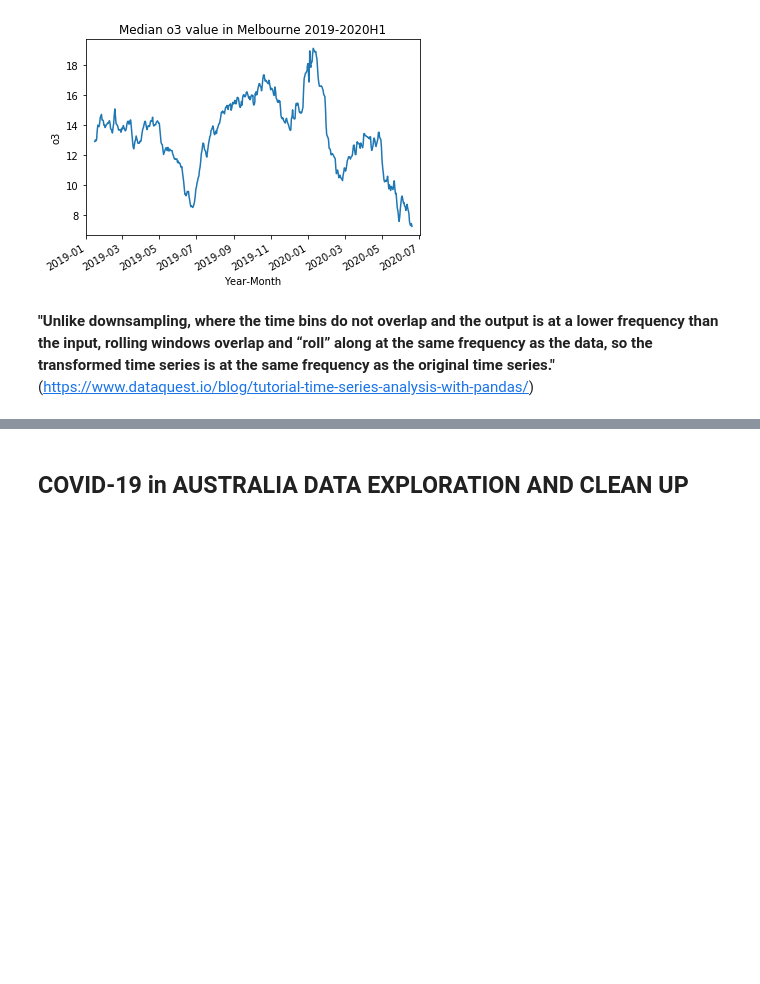
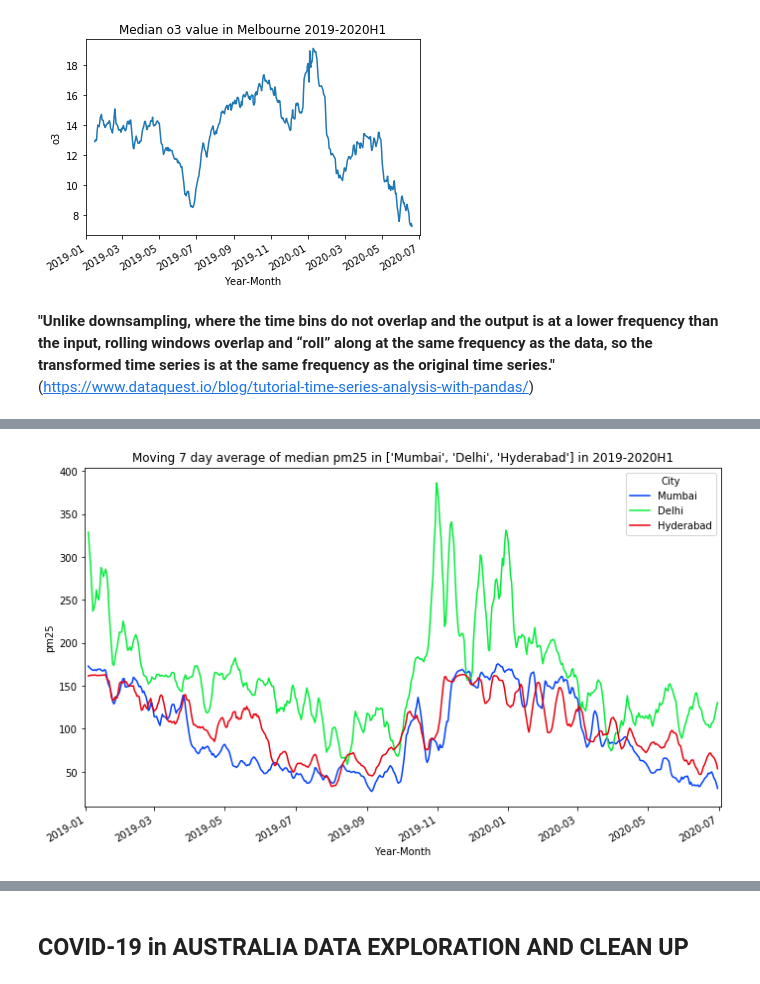
Before and after one commit to poojaisabelle/Project-One, a Jupyter notebook: data_exploration_cleanup_MASTER.ipynb, the cells around one changed output, grey strips where cells are left out. Cells and saved outputs as stored; diff of their text form; code cells hidden in the pictures; blank space fills up the shorter version.

```diff
--- a/data_exploration_cleanup_MASTER.ipynb
+++ b/data_exploration_cleanup_MASTER.ipynb
@@ -473,0 +416,3 @@ variance_0_df["Country"].unique()
+# %%
+in_air_df = clean_airdf.loc[clean_airdf["Country"]=="IN"]
+in_air_df.head()
@@ -473,0 +456,6 @@ variance_0_df["Country"].unique()
+# %%
+in_cities_list = ["Mumbai", "Delhi", "Hyderabad"]
+# %%
+specie_cities(df=in_air_df, city_list=in_cities_list, specie="pm25")
+# %% [output]
+[figure, added]
```
Also changed, not shown: parts of 48 cells of this notebook.
